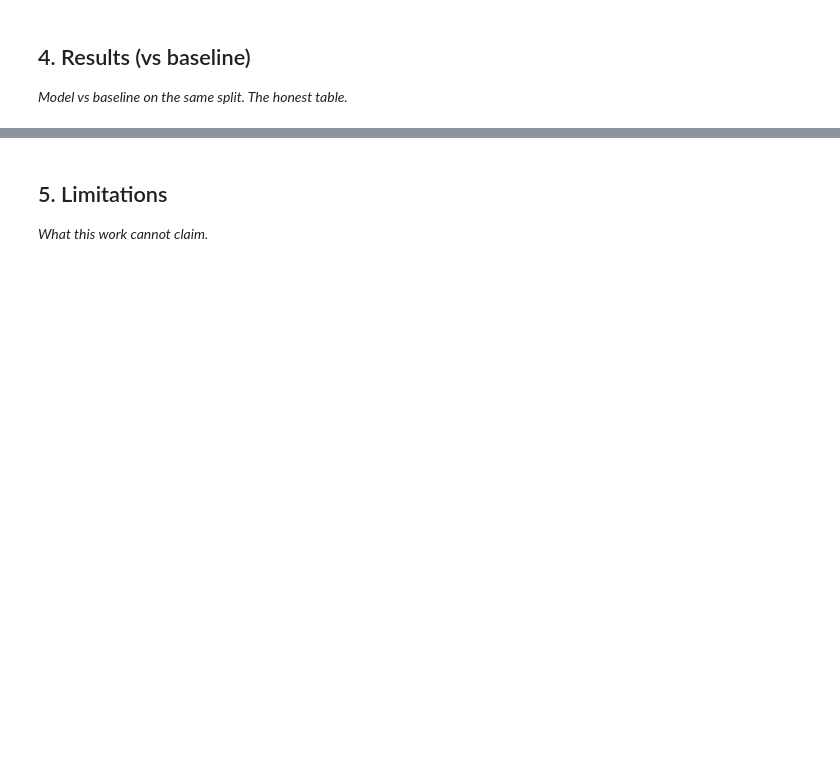
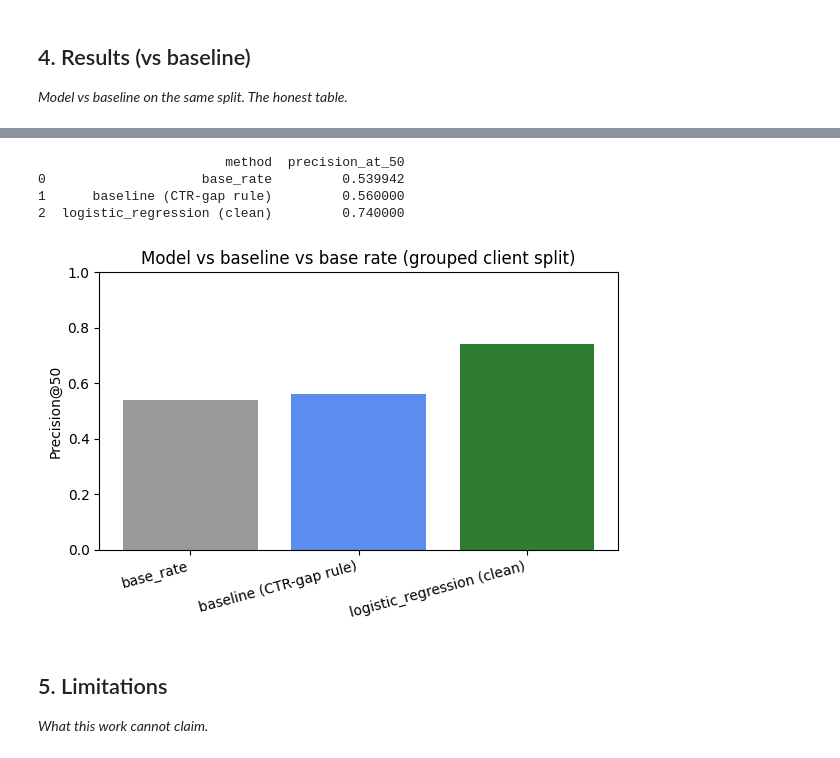
Before and after one commit to uomna/flyrank-ml, a Jupyter notebook: work/notebooks/capstone.ipynb, the cells around one changed output, grey strips where cells are left out. Cells and saved outputs as stored; diff of their text form; code cells hidden in the pictures; blank space fills up the shorter version.

```diff
--- a/work/notebooks/capstone.ipynb
+++ b/work/notebooks/capstone.ipynb
@@ -16,0 +103,16 @@ This skeleton is yours to fill. Work the sections **in order** — each one has
+# %%
+import pandas as pd
+
+df = pd.read_csv('https://raw.githubusercontent.com/uomna/flyrank-ml/refs/heads/main/data/raw/content_refresh_anonymized.csv')
+
+print("Shape:", df.shape)
+print("\nExcluded columns (never used as features):")
+excluded = ["client_has_gsc", "client_has_ga4", "gsc_data_available", "ga4_data_available",
+            "trend_direction", "trend_pct",
+            "impressions_last_30d", "clicks_last_30d", "sessions_last_30d",
+            "impressions_prev_30d", "clicks_prev_30d", "sessions_prev_30d",
+            "content_id", "client_id"]
+for col in excluded:
+    print(" -", col)
+
+print("\nRows with valid avg_position (usable for baseline + model):", (df["avg_position"] > 0).sum())
@@ -25,3 +274,48 @@ This skeleton is yours to fill. Work the sections **in order** — each one has
+# %%
+import matplotlib.pyplot as plt
+import os
+
+def precision_at_k(frame, score_col, k=50):
+    top_k = frame.sort_values(score_col, ascending=False).head(k)
+    return top_k["is_declining_label"].mean()
+
+test_df["position_bucket"] = pd.cut(
+    test_df["avg_position"], bins=[0, 3, 10, 20, float('inf')],
+    labels=["1-3", "4-10", "11-20", "21+"]
+)
+test_df["tier_avg_ctr"] = test_df.groupby("position_bucket", observed=True)["ctr"].transform("mean")
+test_df["ctr_gap"] = test_df["tier_avg_ctr"] - test_df["ctr"]
+visible = (test_df["impressions_90d"] >= 500).astype(int)
+underperforming = (test_df["ctr_gap"] > 0).astype(int)
+test_df["baseline_score"] = underperforming * visible * test_df["ctr_gap"] * test_df["impressions_90d"]
+
+base_rate = test_df["is_declining_label"].mean()
+baseline_p50 = precision_at_k(test_df, "baseline_score", 50)
+model_p50 = precision_at_k(test_df, "model_score", 50)
+
+results = pd.DataFrame({
+    "method": ["base_rate", "baseline (CTR-gap rule)", "logistic_regression (clean)"],
+    "precision_at_50": [base_rate, baseline_p50, model_p50]
+})
+print(results)
+
+fig, ax = plt.subplots(figsize=(6, 4))
+ax.bar(results["method"], results["precision_at_50"], color=["#999999", "#5B8DEF", "#2E7D32"])
+ax.set_ylabel("Precision@50")
+ax.set_title("Model vs baseline vs base rate (grouped client split)")
+ax.set_ylim(0, 1)
+plt.xticks(rotation=15, ha="right")
+plt.tight_layout()
+
+os.makedirs("work/outputs", exist_ok=True)
+plt.savefig("work/outputs/results_precision_chart.png", dpi=150)
+plt.show()
+# %% [output]
+                        method  precision_at_50
+0                    base_rate         0.539942
+1      baseline (CTR-gap rule)         0.560000
+2  logistic_regression (clean)         0.740000
+[figure, added]
 # %% [markdown]
 ## 5. Limitations
 
```
Also changed, not shown: parts of 14 cells of this notebook.
